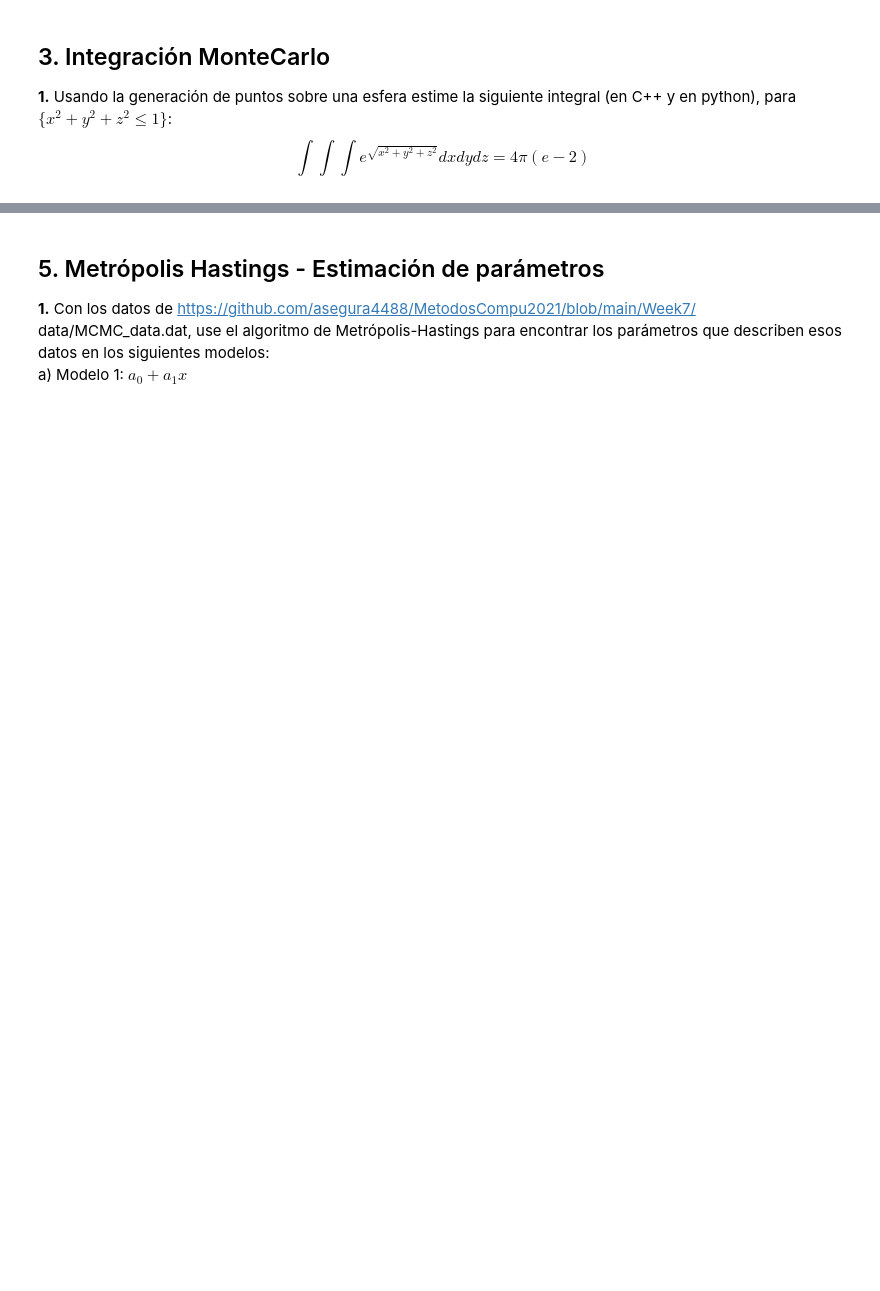
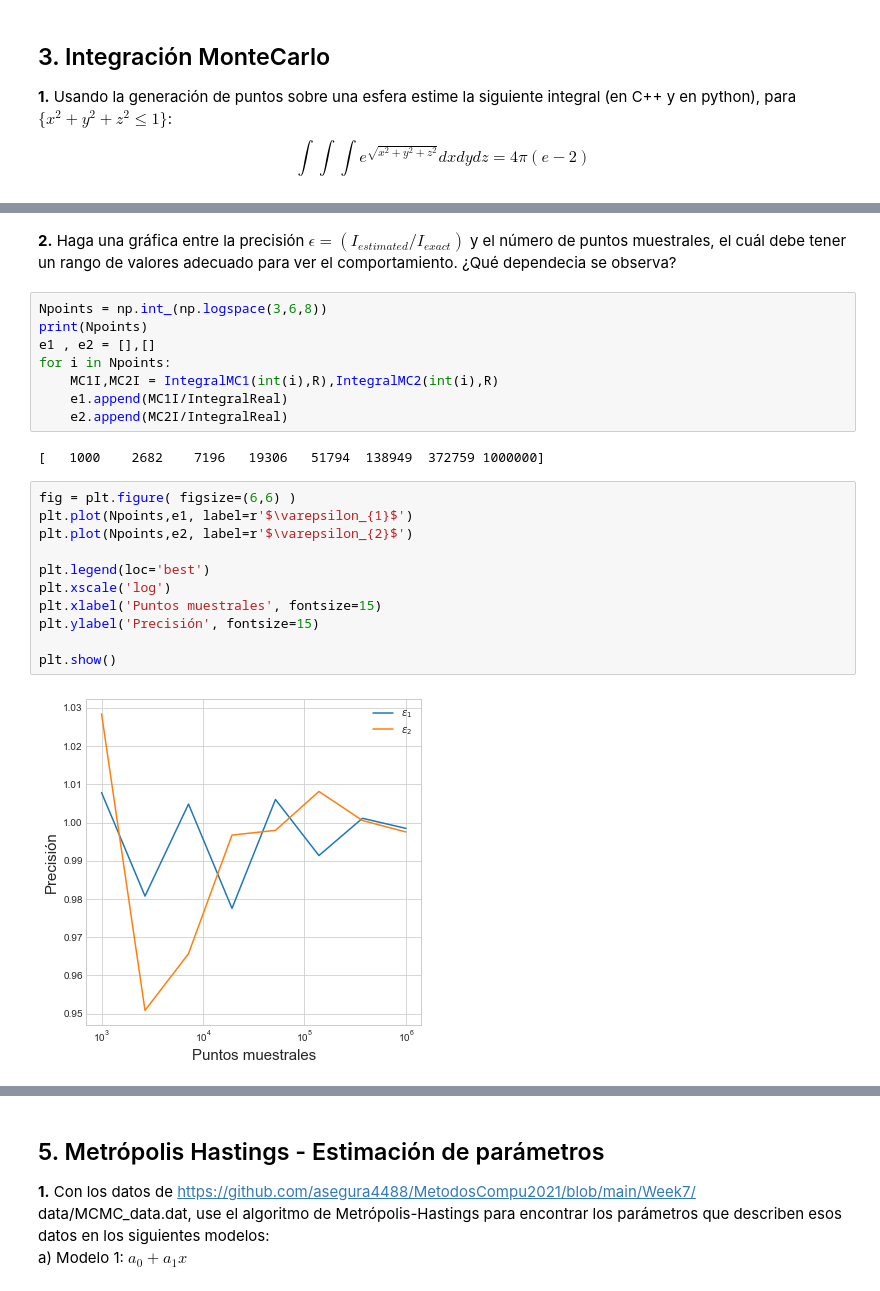
Before and after one commit to PachoDp13/Metodos_Computacionales, a Jupyter notebook: Talleres/Taller 2/Taller 2.ipynb, the cells around one changed output, grey strips where cells are left out. Drawn from its saved outputs; the diff is of its cells as text; blank space fills up the shorter version.

```diff
--- a/Talleres/Taller 2/Taller 2.ipynb
+++ b/Talleres/Taller 2/Taller 2.ipynb
@@ -243,3 +220,29 @@ print(I,IntegralReal )
+# %% [markdown]
+**2.** Haga una gráfica entre la precisión $\epsilon = (I_{estimated}/I_{exact})$ y el número de puntos muestrales, el cuál debe tener
+un rango de valores adecuado para ver el comportamiento. ¿Qué dependecia se observa?
+# %%
+Npoints = np.int_(np.logspace(3,6,8))
+print(Npoints)
+e1 , e2 = [],[]
+for i in Npoints:
+    MC1I,MC2I = IntegralMC1(int(i),R),IntegralMC2(int(i),R)
+    e1.append(MC1I/IntegralReal)
+    e2.append(MC2I/IntegralReal)
+# %% [output]
+[   1000    2682    7196   19306   51794  138949  372759 1000000]
+# %%
+fig = plt.figure( figsize=(6,6) )
+plt.plot(Npoints,e1, label=r'$\varepsilon_{1}$')
+plt.plot(Npoints,e2, label=r'$\varepsilon_{2}$')
+
+plt.legend(loc='best')
+plt.xscale('log')
+plt.xlabel('Puntos muestrales', fontsize=15)
+plt.ylabel('Precisión', fontsize=15)
+
+plt.show()
+# %% [output]
+[figure, added]
 # %% [markdown]
 ## 4. Metrópolis Hastings - Integración
 **1.** Definiendo el volumen d-dimensional $(V_{d})$ como:
```
Also changed, not shown: parts of 19 cells of this notebook.
